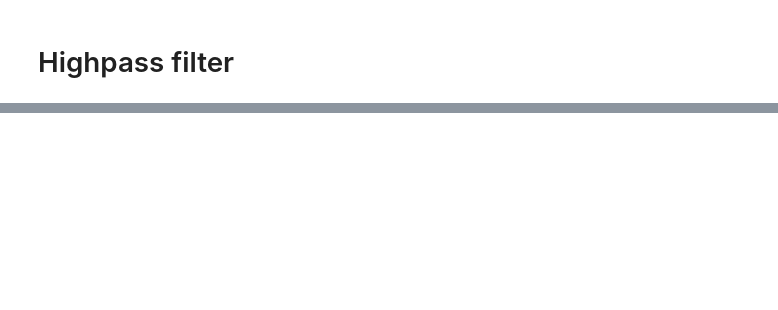
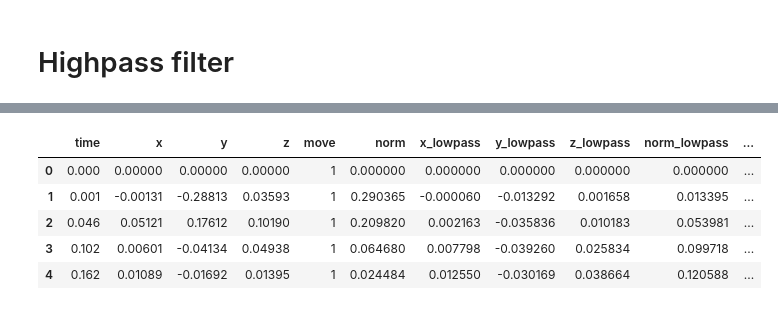
Before and after one commit to johnnyplaydrums/caliber, a Jupyter notebook: data_exploration/Applying Low_High Filtering.ipynb, the cells around one changed output, grey strips where cells are left out. Drawn from its saved outputs; the diff is of its cells as text; code cells hidden in the pictures; blank space fills up the shorter version.

```diff
--- a/data_exploration/Applying Low_High Filtering.ipynb
+++ b/data_exploration/Applying Low_High Filtering.ipynb
@@ -98,20 +100,3 @@ plt.xlabel('Frequency [Hz]')
 # %% [output]
 <matplotlib.text.Text at 0x...>
 [figure]
-# %%
-# Filter requirements(This can be changed depending on the data)
-order = 2
-fs = 25.0  # sample rate,
-cutoff = 2.     # desired cutoff frequency of the filter, Hz
-
-#filter coefficents
-b, a = highpass(cutoff, fs, order)
-
-# Plotting the freq
-w, h = freqz(b, a, worN=8000)
-plt.plot(0.5*fs*w/np.pi, np.abs(h))
-plt.plot(cutoff, 0.5*np.sqrt(2), 'ko')
-plt.axvline(cutoff, color='k')
-plt.xlim(0, 5)
-plt.title("Highpass Filter Frequency")
-plt.xlabel('Frequency')
@@ -163,0 +214,11 @@ plt.xlim(0, len(filter_fil))
+# %%
+for c in ['x', 'y', 'z', 'norm']:
+    fil[c+'_highpass'] = lowpass_filter(fil[c], cutoff, fs, order)
+fil.head()
+# %% [output]
+|  | time | x | y | z | move | norm | x_lowpass | y_lowpass | z_lowpass | norm_lowpass | ... |
+| 0 | 0.000 | 0.00000 | 0.00000 | 0.00000 | 1 | 0.000000 | 0.000000 | 0.000000 | 0.000000 | 0.000000 | ... |
+| 1 | 0.001 | -0.00131 | -0.28813 | 0.03593 | 1 | 0.290365 | -0.000060 | -0.013292 | 0.001658 | 0.013395 | ... |
+| 2 | 0.046 | 0.05121 | 0.17612 | 0.10190 | 1 | 0.209820 | 0.002163 | -0.035836 | 0.010183 | 0.053981 | ... |
+| 3 | 0.102 | 0.00601 | -0.04134 | 0.04938 | 1 | 0.064680 | 0.007798 | -0.039260 | 0.025834 | 0.099718 | ... |
+| 4 | 0.162 | 0.01089 | -0.01692 | 0.01395 | 1 | 0.024484 | 0.012550 | -0.030169 | 0.038664 | 0.120588 | ... |
```
Also changed, not shown: parts of 9 cells of this notebook.
